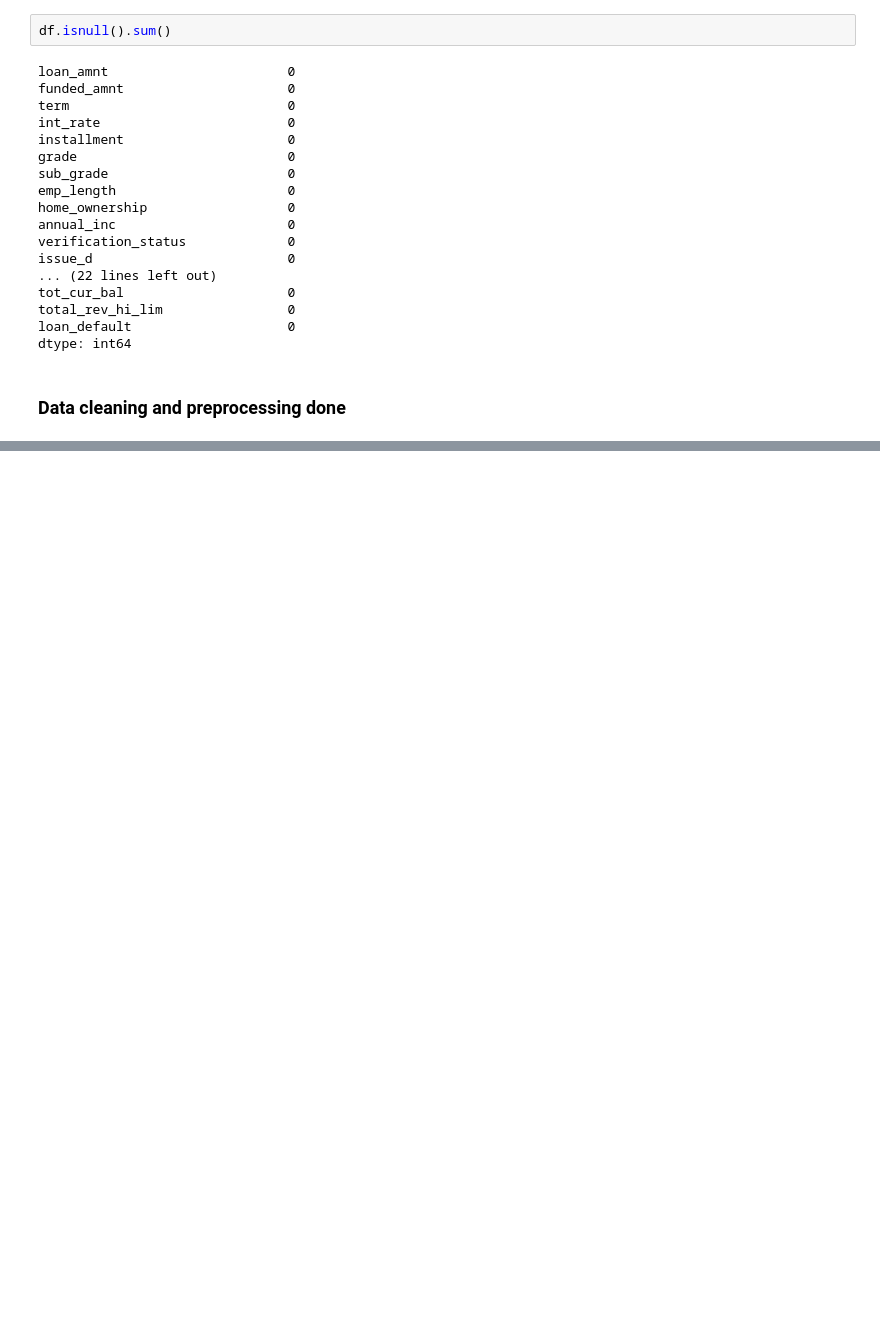
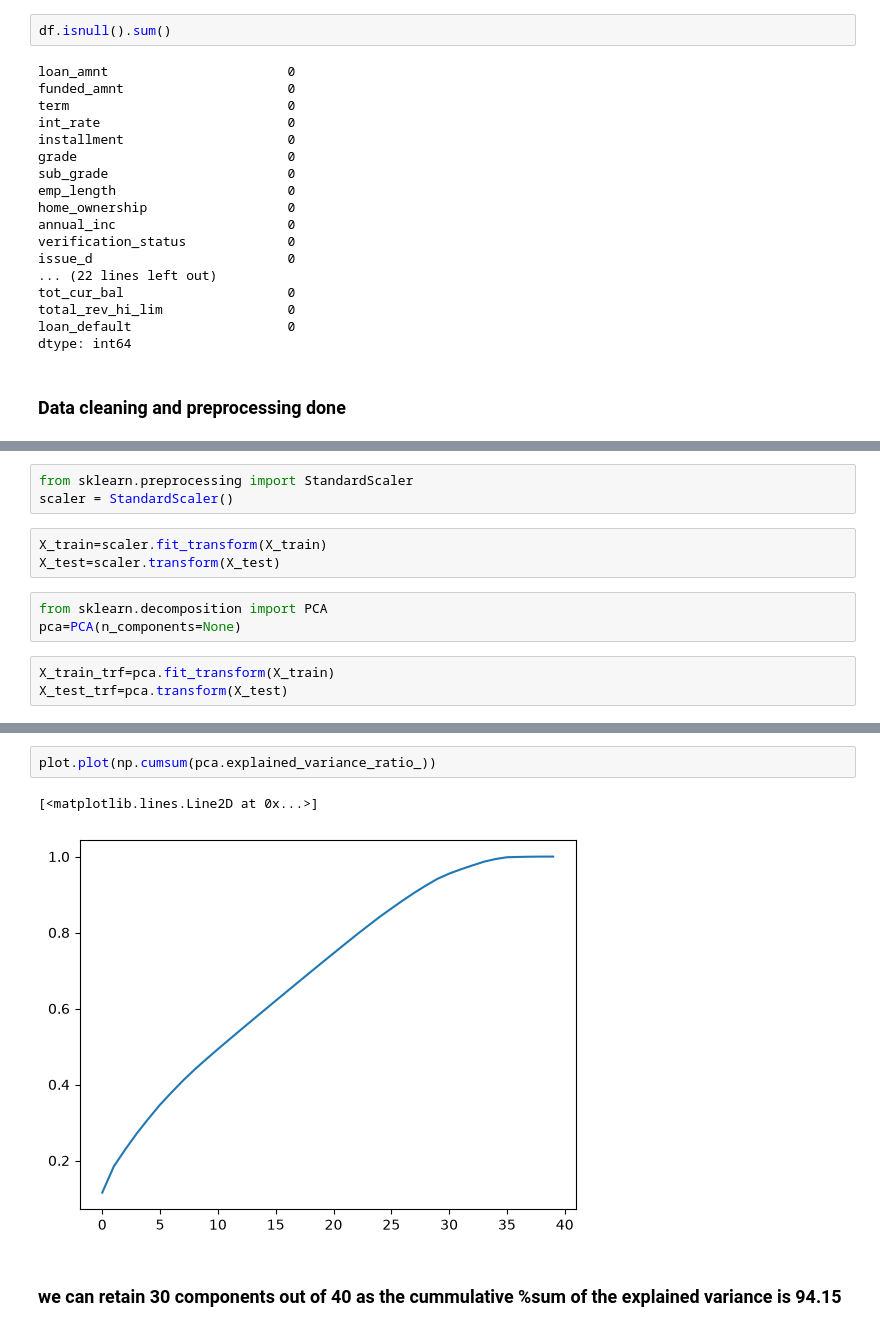
Before and after one commit to altamash-syed/syed-Task3, a Jupyter notebook: loan_predict.ipynb, the cells around one changed output, grey strips where cells are left out. Saved outputs shown, nothing was run; the diff lists cells and outputs as text; blank space fills up the shorter version.

```diff
--- a/loan_predict.ipynb
+++ b/loan_predict.ipynb
@@ -665,0 +739,12 @@ dtype: int64
+# %%
+from sklearn.preprocessing import StandardScaler
+scaler = StandardScaler()
+# %%
+X_train=scaler.fit_transform(X_train)
+X_test=scaler.transform(X_test)
+# %%
+from sklearn.decomposition import PCA
+pca=PCA(n_components=None)
+# %%
+X_train_trf=pca.fit_transform(X_train)
+X_test_trf=pca.transform(X_test)
@@ -665,0 +796,7 @@ dtype: int64
+# %%
+plot.plot(np.cumsum(pca.explained_variance_ratio_))
+# %% [output]
+[<matplotlib.lines.Line2D at 0x...>]
+[figure, added]
+# %% [markdown]
+### we can retain 30 components out of 40 as the cummulative %sum of the explained variance is 94.15
```
Also changed, not shown: parts of 15 cells of this notebook.
